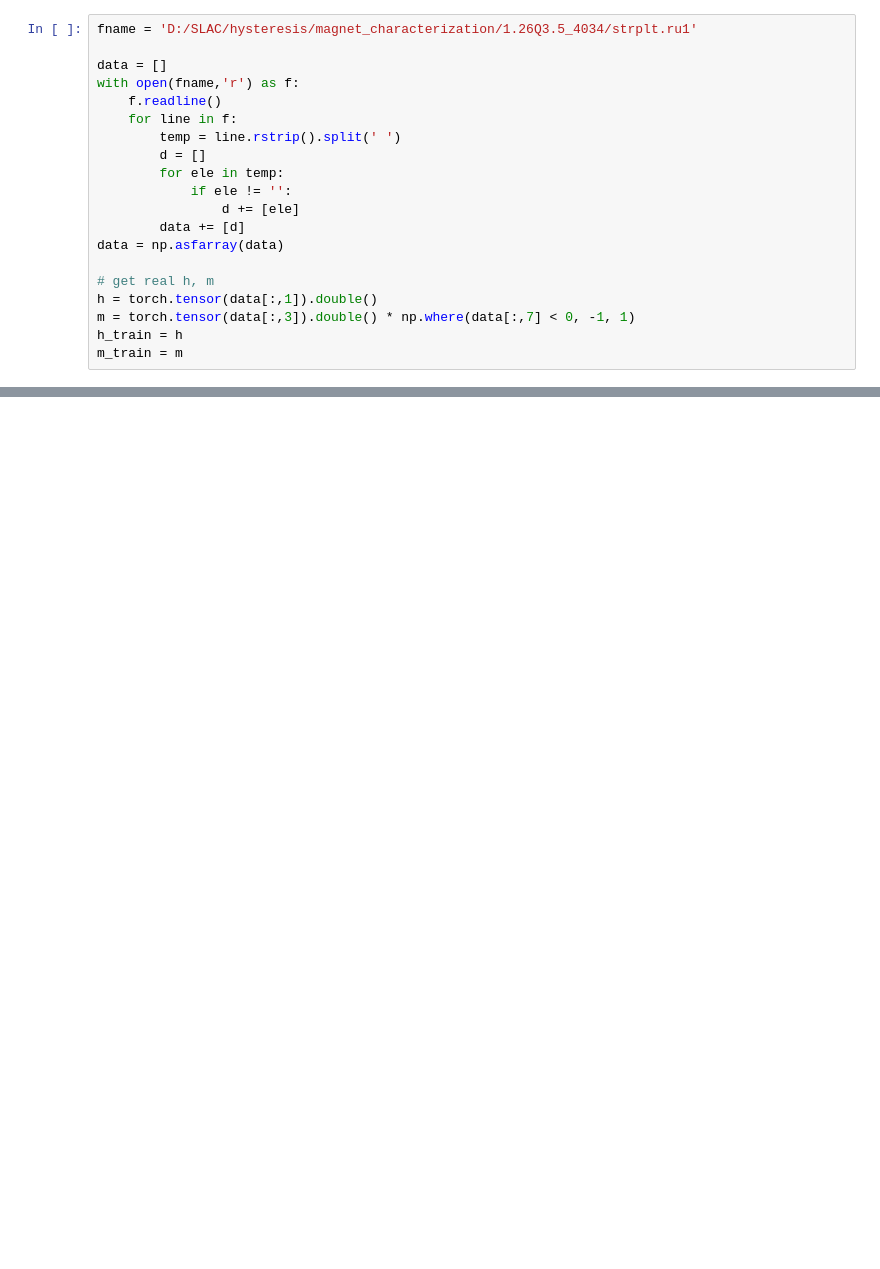
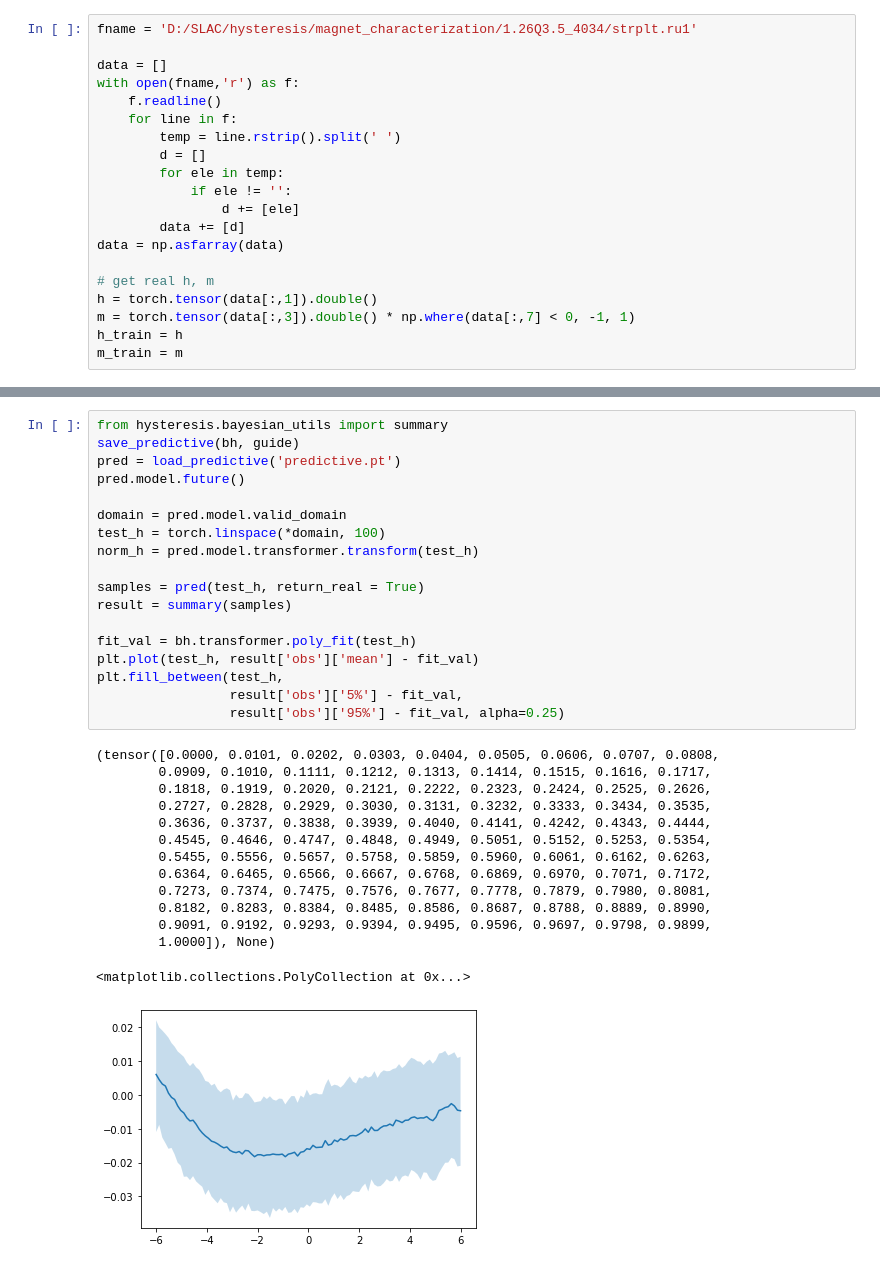
Before and after one commit to roussel-ryan/diff_hysteresis, a Jupyter notebook: fitting/slac/slac_run1_q4034.ipynb, the cells around one changed output, grey strips where cells are left out. Cells and saved outputs as stored; diff of their text form; blank space fills up the shorter version.

Commit message:
lots of bugfixes, modes and refactored hybrid modeling

```diff
--- a/fitting/slac/slac_run1_q4034.ipynb
+++ b/fitting/slac/slac_run1_q4034.ipynb
@@ -75,0 +73,33 @@ fig3, ax3 = plot_hysteresis_density(
+# %%
+from hysteresis.bayesian_utils import summary
+save_predictive(bh, guide)
+pred = load_predictive('predictive.pt')
+pred.model.future()
+
+domain = pred.model.valid_domain
+test_h = torch.linspace(*domain, 100)
+norm_h = pred.model.transformer.transform(test_h)
+
+samples = pred(test_h, return_real = True)
+result = summary(samples)
+
+fit_val = bh.transformer.poly_fit(test_h)
+plt.plot(test_h, result['obs']['mean'] - fit_val)
+plt.fill_between(test_h,
+                 result['obs']['5%'] - fit_val,
+                 result['obs']['95%'] - fit_val, alpha=0.25)
+# %% [output]
+(tensor([0.0000, 0.0101, 0.0202, 0.0303, 0.0404, 0.0505, 0.0606, 0.0707, 0.0808,
+        0.0909, 0.1010, 0.1111, 0.1212, 0.1313, 0.1414, 0.1515, 0.1616, 0.1717,
+        0.1818, 0.1919, 0.2020, 0.2121, 0.2222, 0.2323, 0.2424, 0.2525, 0.2626,
+        0.2727, 0.2828, 0.2929, 0.3030, 0.3131, 0.3232, 0.3333, 0.3434, 0.3535,
+        0.3636, 0.3737, 0.3838, 0.3939, 0.4040, 0.4141, 0.4242, 0.4343, 0.4444,
+        0.4545, 0.4646, 0.4747, 0.4848, 0.4949, 0.5051, 0.5152, 0.5253, 0.5354,
+        0.5455, 0.5556, 0.5657, 0.5758, 0.5859, 0.5960, 0.6061, 0.6162, 0.6263,
+        0.6364, 0.6465, 0.6566, 0.6667, 0.6768, 0.6869, 0.6970, 0.7071, 0.7172,
+        0.7273, 0.7374, 0.7475, 0.7576, 0.7677, 0.7778, 0.7879, 0.7980, 0.8081,
+        0.8182, 0.8283, 0.8384, 0.8485, 0.8586, 0.8687, 0.8788, 0.8889, 0.8990,
+        0.9091, 0.9192, 0.9293, 0.9394, 0.9495, 0.9596, 0.9697, 0.9798, 0.9899,
+        1.0000]), None)
+<matplotlib.collections.PolyCollection at 0x...>
+[figure, added]
```
Also changed, not shown: parts of 3 cells of this notebook, 19 other files.
